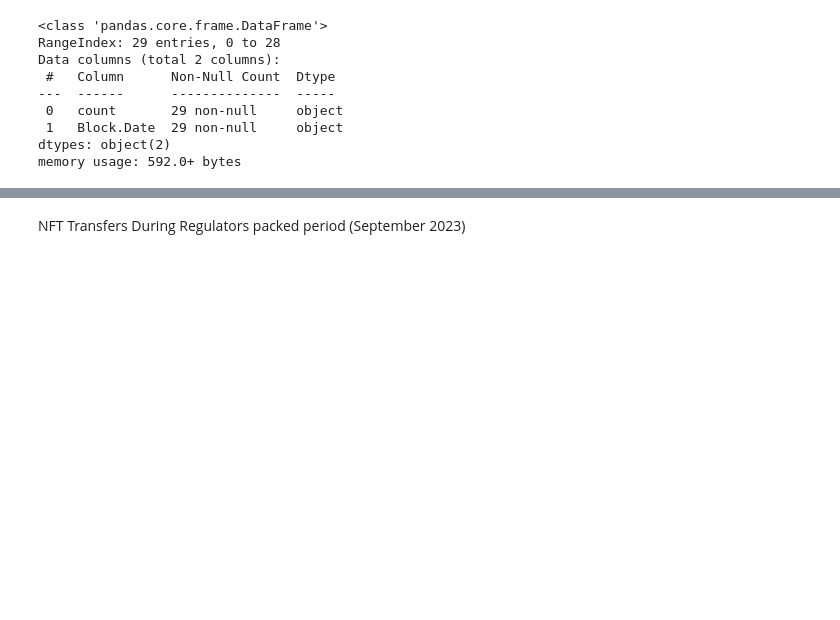
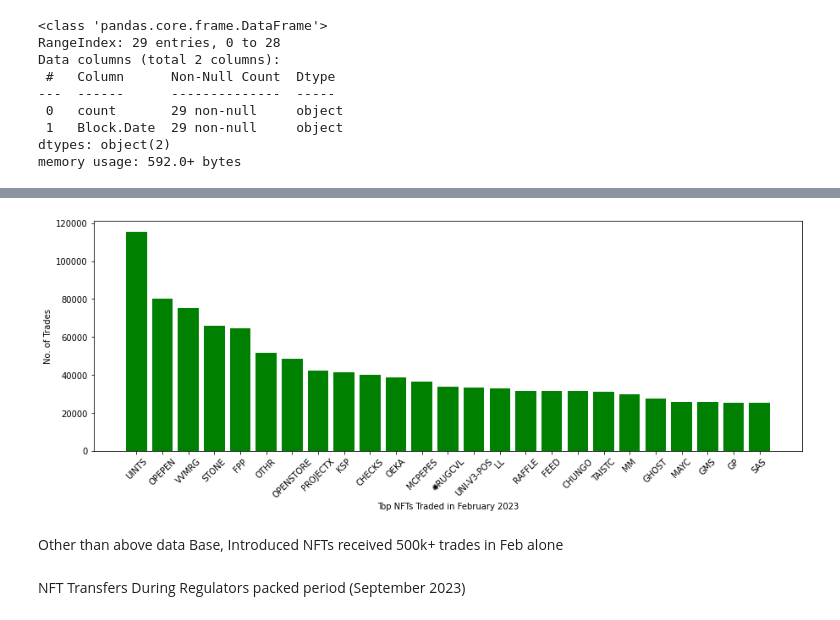
Before and after one commit to volantxs/blockchain-data-visualization, a Jupyter notebook: blockchain_data_driven_marketing.ipynb, the cells around one changed output, grey strips where cells are left out. Cells and saved outputs as stored; diff of their text form; code cells hidden in the pictures; blank space fills up the shorter version.

```diff
--- a/blockchain_data_driven_marketing.ipynb
+++ b/blockchain_data_driven_marketing.ipynb
@@ -53,0 +104,5 @@ dataframe.info()
+# %%
+df_top_nfts_feb['count'] = pd.to_numeric(df_top_nfts_feb['count'])
+df_top_nfts_feb['senders'] = pd.to_numeric(df_top_nfts_feb['senders'])
+df_top_nfts_feb['receivers'] = pd.to_numeric(df_top_nfts_feb['receivers'])
+df_top_nfts_feb.info()
@@ -53,0 +123,3 @@ dataframe.info()
+# %%
+df_top_nfts_feb = df_top_nfts_feb.drop([df_top_nfts_feb.index[2], df_top_nfts_feb.index[9], df_top_nfts_feb.index[25]])
+df_top_nfts_feb
@@ -54,3 +144,16 @@ dataframe.info()
+# %%
+df_top_nfts_feb =  df_top_nfts_feb.drop(df_top_nfts_feb.index[0])
+# %%
+plt.figure(figsize=(15,5))
+plt.bar(df_top_nfts_feb['Transfer.Currency.Symbol'], df_top_nfts_feb['count'], color='green')
+plt.xlabel('Top NFTs Traded in February 2023')
+plt.ylabel('No. of Trades')
+plt.xticks(rotation=45)
+plt.show()
+# %% [output]
+[figure, added]
+# %% [markdown]
+Other than above data Base, Introduced NFTs received 500k+ trades in Feb alone
 # %% [markdown]
 NFT Transfers During Regulators packed period (September 2023)
 # %%
```
Also changed, not shown: parts of 22 cells of this notebook.
